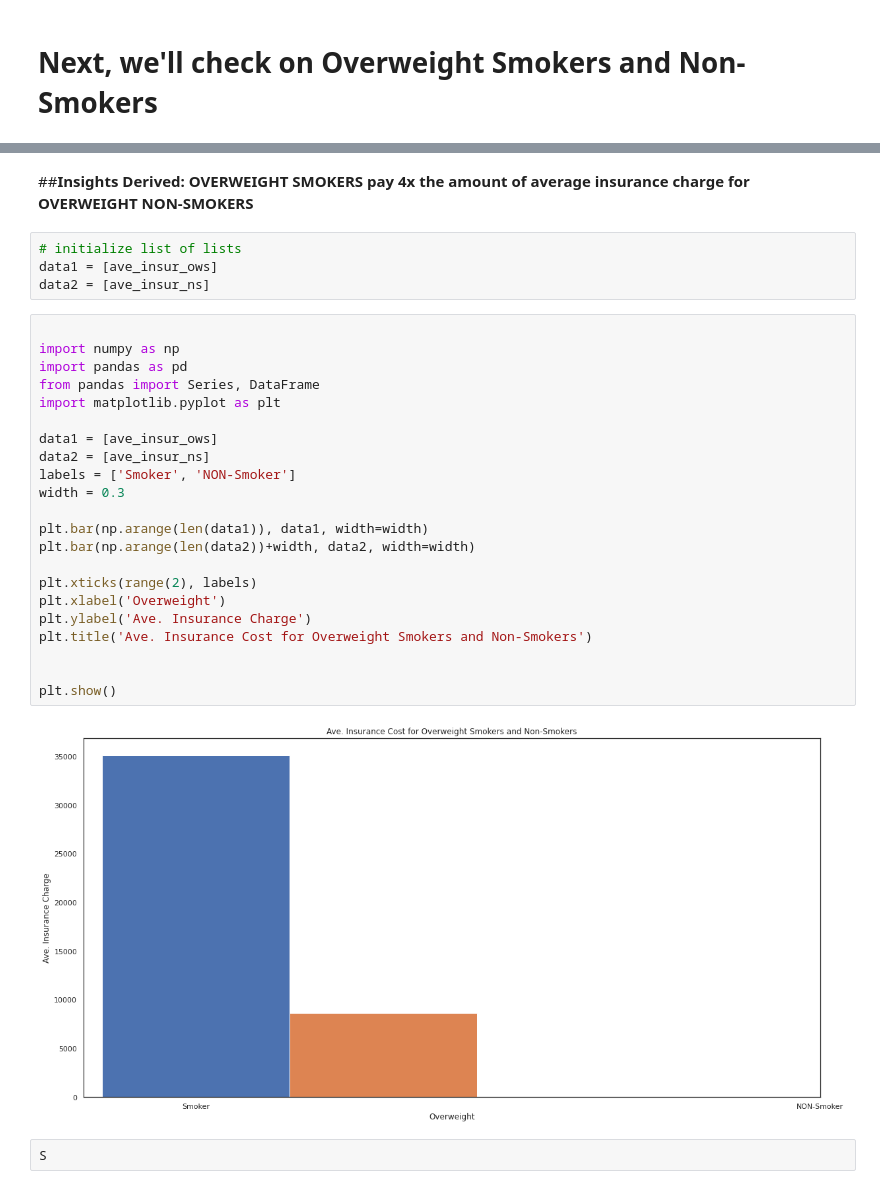
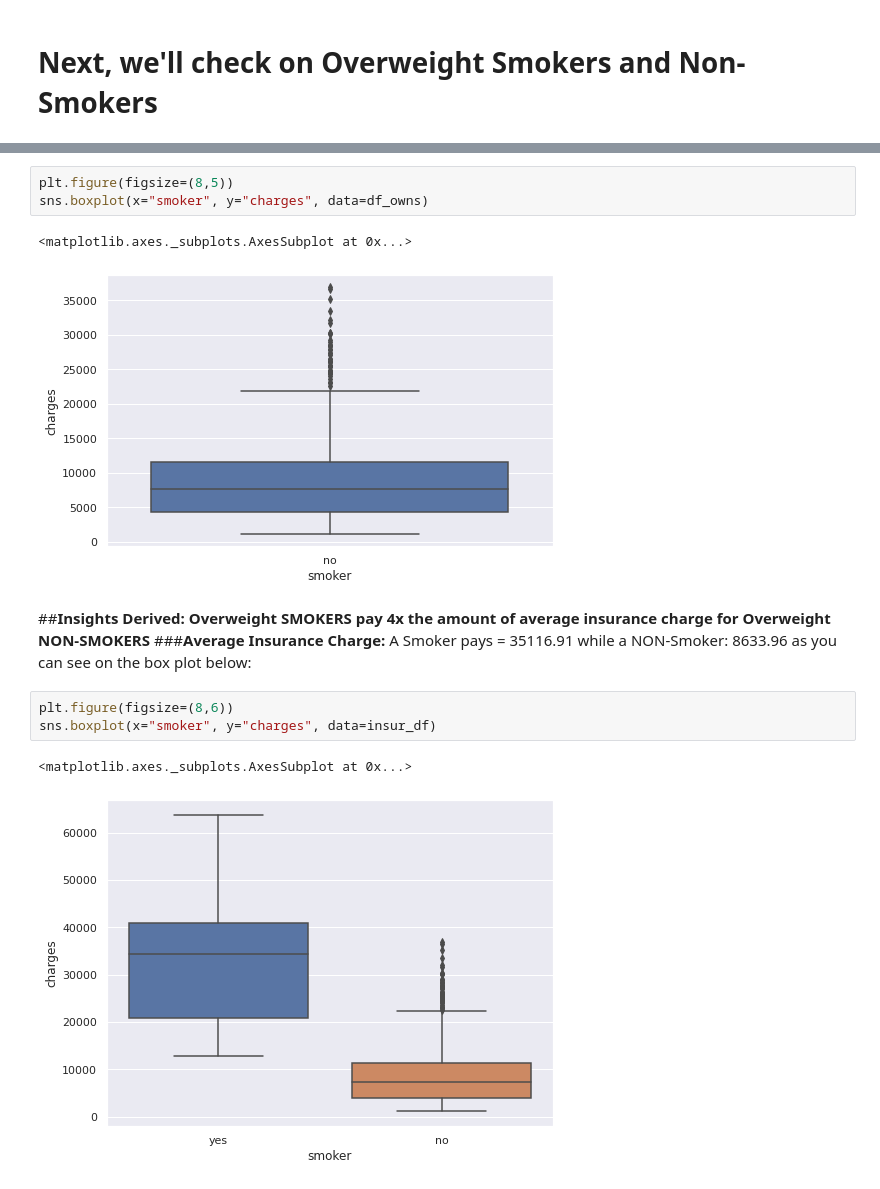
Before and after one commit to AireesRondain/Day-6-Python-Homework-Part-2, a Jupyter notebook: insurance_dataviz_motplot_AR.ipynb, the cells around one changed output, grey strips where cells are left out. Saved outputs shown, nothing was run; the diff lists cells and outputs as text.

```diff
--- a/insurance_dataviz_motplot_AR.ipynb
+++ b/insurance_dataviz_motplot_AR.ipynb
@@ -151,32 +156,16 @@ Ave. insurance charge per non-smoker:  8633.955125479397
+# %%
+plt.figure(figsize=(8,5))
+sns.boxplot(x="smoker", y="charges", data=df_owns)
+# %% [output]
+<matplotlib.axes._subplots.AxesSubplot at 0x...>
+[figure, added]
 # %% [markdown]
-##**Insights Derived: OVERWEIGHT SMOKERS pay 4x the amount of average insurance charge for OVERWEIGHT NON-SMOKERS**
+##**Insights Derived: Overweight SMOKERS pay 4x the amount of average insurance charge for Overweight NON-SMOKERS**
+###**Average Insurance Charge:**
+A Smoker pays = 35116.91 while a NON-Smoker: 8633.96 as you can see on the box plot below:
-# %%
-# initialize list of lists
-data1 = [ave_insur_ows]
-data2 = [ave_insur_ns]
-# %%
-
-import numpy as np
-import pandas as pd
-from pandas import Series, DataFrame
-import matplotlib.pyplot as plt
-
-data1 = [ave_insur_ows]
-data2 = [ave_insur_ns]
-labels = ['Smoker', 'NON-Smoker']
-width = 0.3
-
-plt.bar(np.arange(len(data1)), data1, width=width)
-plt.bar(np.arange(len(data2))+width, data2, width=width)
-
-plt.xticks(range(2), labels)
-plt.xlabel('Overweight')
-plt.ylabel('Ave. Insurance Charge')
-plt.title('Ave. Insurance Cost for Overweight Smokers and Non-Smokers')
-
-
-plt.show()
-# %% [output]
-[figure, removed]
-# %%
-S
+# %%
+plt.figure(figsize=(8,6))
+sns.boxplot(x="smoker", y="charges", data=insur_df)
+# %% [output]
+<matplotlib.axes._subplots.AxesSubplot at 0x...>
+[figure, added]
```
Also changed, not shown: parts of 9 cells of this notebook.
